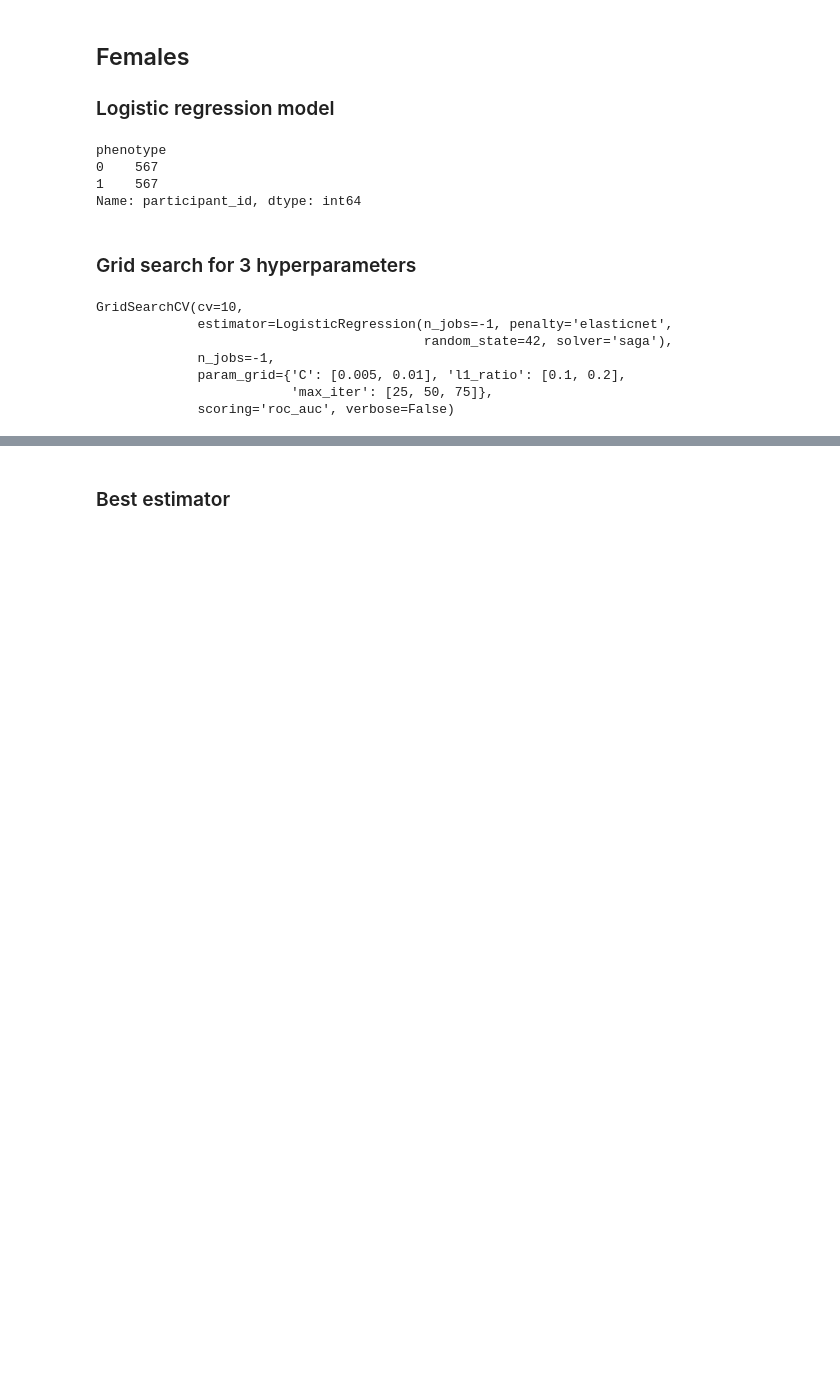
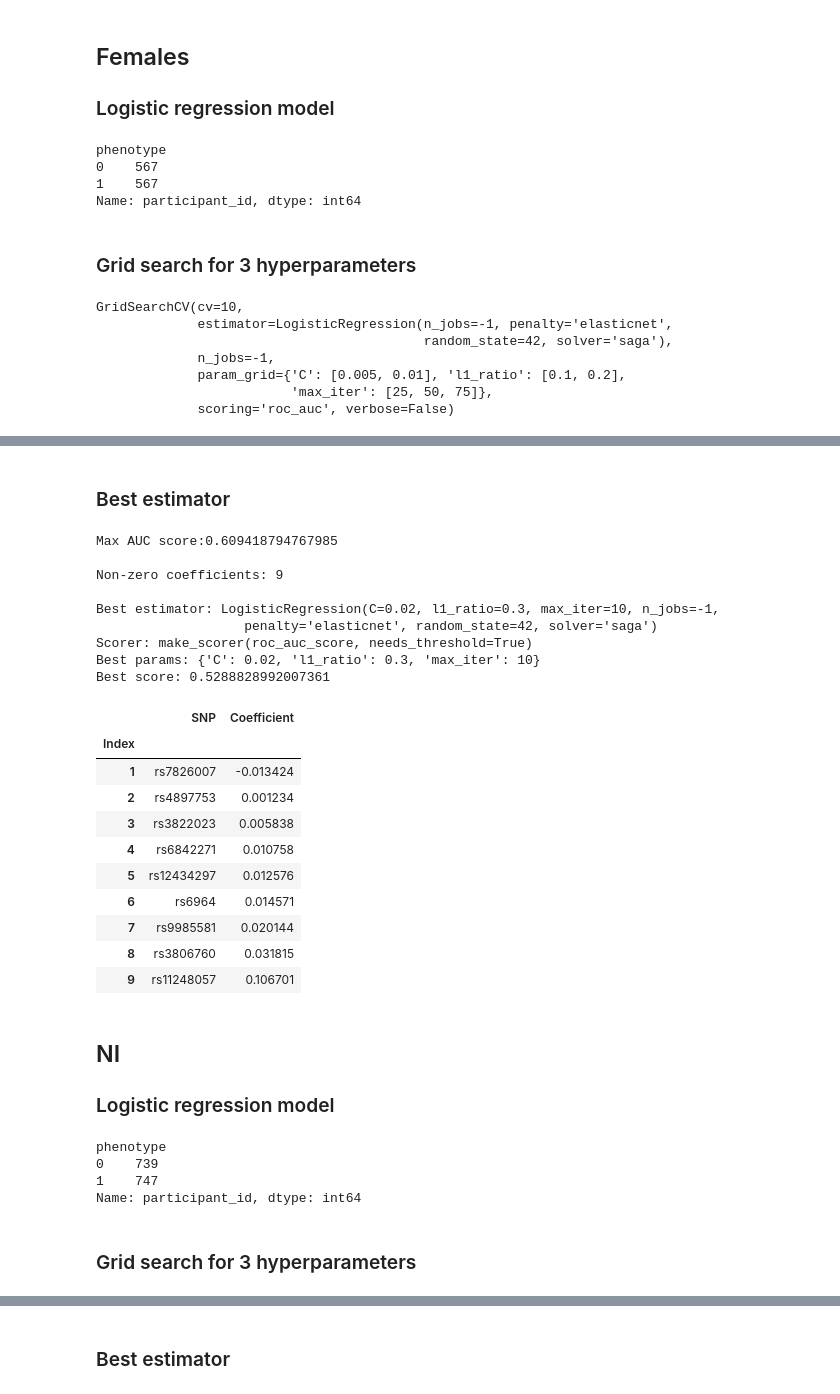
Before and after one commit to rsultana-garvan/PGS_LR, a Jupyter notebook: _sources/Cooper.ipynb, the cells around one changed output, grey strips where cells are left out. Drawn from its saved outputs; the diff is of its cells as text; code cells hidden in the pictures; blank space fills up the shorter version.

```diff
--- a/_sources/Cooper.ipynb
+++ b/_sources/Cooper.ipynb
@@ -282,0 +327,6 @@ GridSearchCV(cv=10,
+# %%
+table1 = table[table.inv_genotype=="NN"]
+X = table1[table1.columns[5:]]
+Y = table1['phenotype']
+lr = LogisticRegression(random_state=42, solver='saga', n_jobs=-1, penalty='elasticnet')
+table1.groupby('phenotype')['participant_id'].nunique()
@@ -282,0 +340,14 @@ GridSearchCV(cv=10,
+# %%
+parameters = {'C': [0.005, 0.01, 0.02, 0.05, 0.1, 0.5, 1, 10, 20, 30],
+             'max_iter': [10, 25, 50, 75, 100, 150, 200, 400, 800, 1600],
+             'l1_ratio': [1, 0.9, 0.8, 0.7, 0.6, 0.5, 0.4, 0.3, 0.2, 0.1]}
+
+# parameters = {'C': [0.05, 0.1, 0.5],
+#              'max_iter': [10, 25],
+#              'l1_ratio': [0.7, 0.6, 0.5]}
+
+grid_lr = GridSearchCV(lr, parameters, verbose=False, scoring='roc_auc', n_jobs=-1, cv=10)
+if not sys.warnoptions:
+    warnings.simplefilter("ignore", category=ConvergenceWarning)
+    os.environ["PYTHONWARNINGS"] = "ignore" # Also affect subprocesses
+grid_lr.fit(X, Y)
@@ -282,0 +366,60 @@ GridSearchCV(cv=10,
+# %% [markdown]
+### Best estimator
+# %%
+best_lr = grid_lr.best_estimator_
+
+max_auc_score = roc_auc_score(Y, best_lr.predict_proba(X)[:, 1])
+coefs = best_lr.coef_[0, :]
+num_coef = np.sum(coefs != 0)
+X_header = np.array(X.columns)
+
+data_array = np.vstack((X_header, coefs))
+model_coefs = pd.DataFrame(data=data_array.T, columns=['SNP', 'Coefficient'])
+print(f'Max AUC score:{max_auc_score}\n')
+print(f'Non-zero coefficients: {num_coef}\n')
+print(f'Best estimator: {grid_lr.best_estimator_}')
+print(f'Scorer: {grid_lr.scorer_}')
+print(f'Best params: {grid_lr.best_params_}')
+print(f'Best score: {grid_lr.best_score_}\n')
+m = model_coefs[model_coefs['Coefficient'] != 0 ].sort_values(by='Coefficient')
+m = m.reset_index(drop=True).assign(Index=range(len(m)))
+m.Index= m.Index + 1
+m.set_index('Index')
+# %% [output]
+Max AUC score:0.609418794767985
+
+Non-zero coefficients: 9
+
+Best estimator: LogisticRegression(C=0.02, l1_ratio=0.3, max_iter=10, n_jobs=-1,
+                   penalty='elasticnet', random_state=42, solver='saga')
+Scorer: make_scorer(roc_auc_score, needs_threshold=True)
+Best params: {'C': 0.02, 'l1_ratio': 0.3, 'max_iter': 10}
+Best score: 0.5288828992007361
+|  | SNP | Coefficient |
+| Index |  |  |
+| 1 | rs7826007 | -0.013424 |
+| 2 | rs4897753 | 0.001234 |
+| 3 | rs3822023 | 0.005838 |
+| 4 | rs6842271 | 0.010758 |
+| 5 | rs12434297 | 0.012576 |
+| 6 | rs6964 | 0.014571 |
+| 7 | rs9985581 | 0.020144 |
+| 8 | rs3806760 | 0.031815 |
+| 9 | rs11248057 | 0.106701 |
+# %% [markdown]
+## NI
+
+### Logistic regression model
+# %%
+table1 = table[table.inv_genotype=="NI"]
+X = table1[table1.columns[5:]]
+Y = table1['phenotype']
+lr = LogisticRegression(random_state=42, solver='saga', n_jobs=-1, penalty='elasticnet')
+table1.groupby('phenotype')['participant_id'].nunique()
+# %% [output]
+phenotype
+0    739
+1    747
+Name: participant_id, dtype: int64
+# %% [markdown]
+### Grid search for 3 hyperparameters
```
Also changed, not shown: parts of 18 cells of this notebook, 4 other files.
